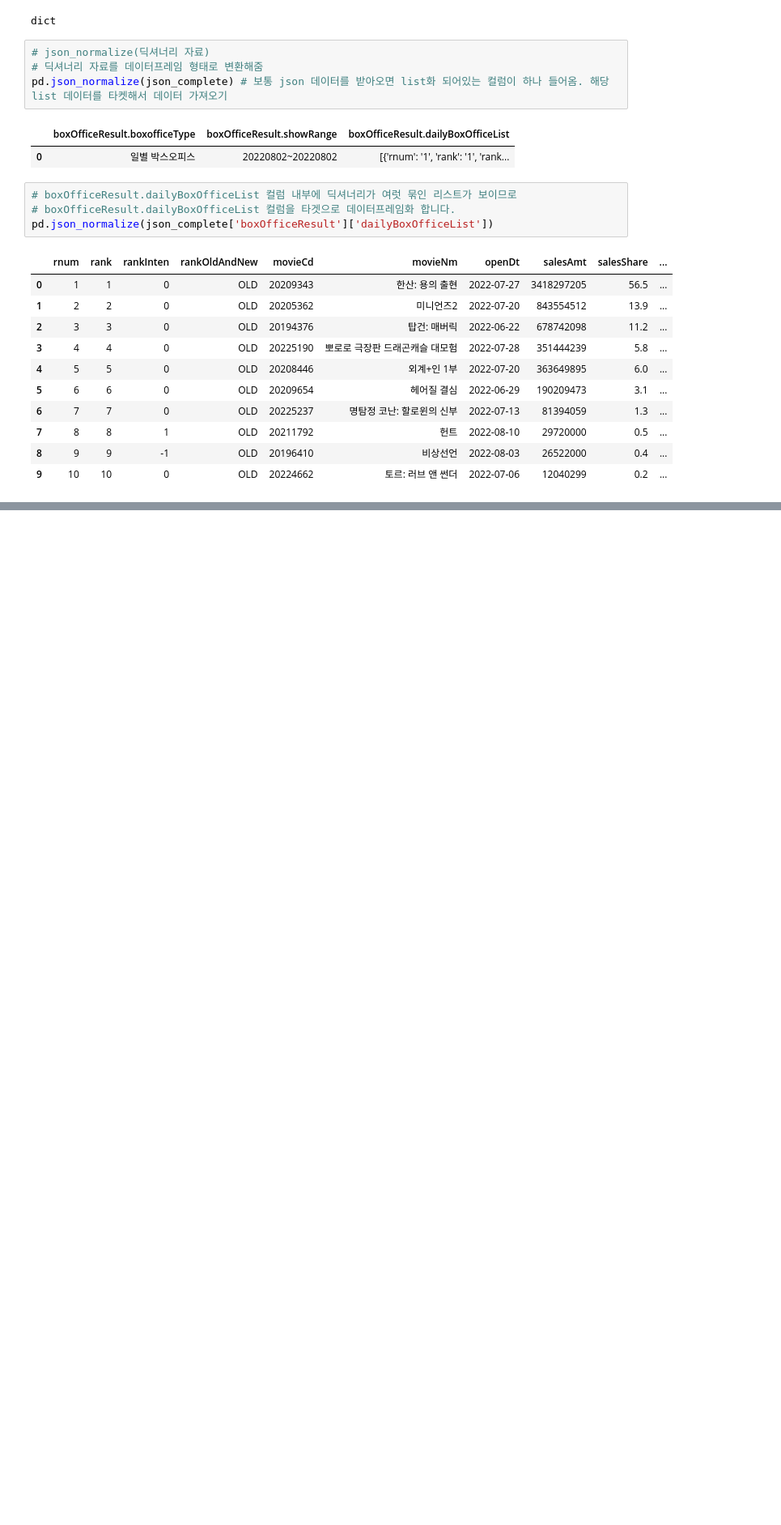
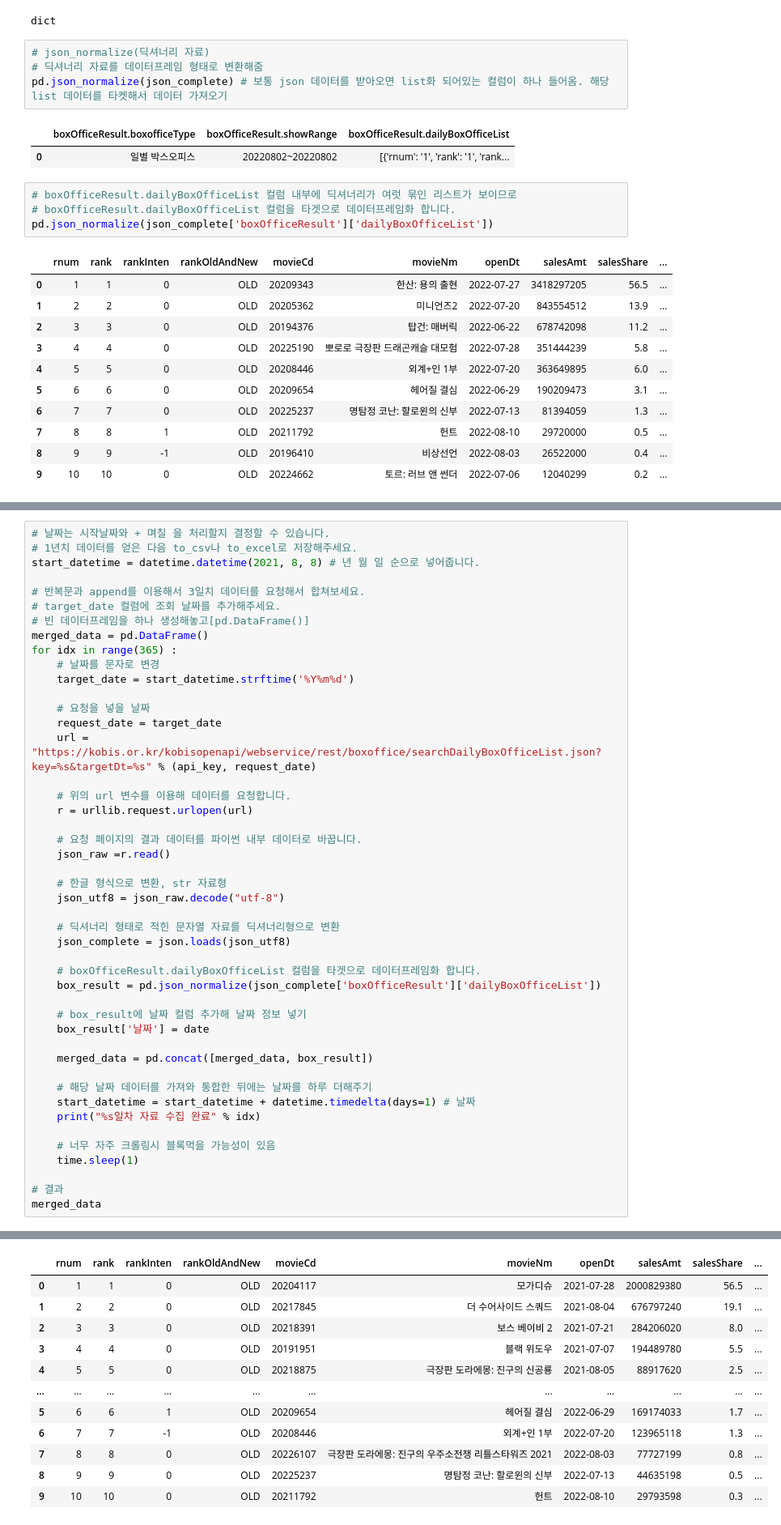
Before and after one commit to limbbbyoung/python_practice, a Jupyter notebook: 데이터 수집 파이프라인/영진위 데이터 크롤링.ipynb, the cells around one changed output, grey strips where cells are left out. Shown: that part at 81% size. Cells and saved outputs as stored; diff of their text form; blank space fills up the shorter version.

```diff
--- a/데이터 수집 파이프라인/영진위 데이터 크롤링.ipynb
+++ b/데이터 수집 파이프라인/영진위 데이터 크롤링.ipynb
@@ -130,0 +284,47 @@ Name: dailyBoxOfficeList, dtype: object
+# %%
+# 날짜는 시작날짜와 + 며칠 을 처리할지 결정할 수 있습니다.
+# 1년치 데이터를 얻은 다음 to_csv나 to_excel로 저장해주세요.
+start_datetime = datetime.datetime(2021, 8, 8) # 년 월 일 순으로 넣어줍니다.
+
+# 반복문과 append를 이용해서 3일치 데이터를 요청해서 합쳐보세요.
+# target_date 컬럼에 조회 날짜를 추가해주세요.
+# 빈 데이터프레임을 하나 생성해놓고[pd.DataFrame()]
+merged_data = pd.DataFrame()
+for idx in range(365) :
+    # 날짜를 문자로 변경
+    target_date = start_datetime.strftime('%Y%m%d')
+
+    # 요청을 넣을 날짜
+    request_date = target_date
+    url = "https://kobis.or.kr/kobisopenapi/webservice/rest/boxoffice/searchDailyBoxOfficeList.json?key=%s&targetDt=%s" % (api_key, request_date)
+
+    # 위의 url 변수를 이용해 데이터를 요청합니다.
+    r = urllib.request.urlopen(url)
+
+    # 요청 페이지의 결과 데이터를 파이썬 내부 데이터로 바꿉니다.
+    json_raw =r.read()
+
+    # 한글 형식으로 변환, str 자료형
+    json_utf8 = json_raw.decode("utf-8")
+
+    # 딕셔너리 형태로 적힌 문자열 자료를 딕셔너리형으로 변환
+    json_complete = json.loads(json_utf8)
+
+    # boxOfficeResult.dailyBoxOfficeList 컬럼을 타겟으로 데이터프레임화 합니다.
+    box_result = pd.json_normalize(json_complete['boxOfficeResult']['dailyBoxOfficeList'])
+
+    # box_result에 날짜 컬럼 추가해 날짜 정보 넣기
+    box_result['날짜'] = date
+
+    merged_data = pd.concat([merged_data, box_result])
+
+    # 해당 날짜 데이터를 가져와 통합한 뒤에는 날짜를 하루 더해주기
+    start_datetime = start_datetime + datetime.timedelta(days=1) # 날짜
+    print("%s일차 자료 수집 완료" % idx)
+
+    # 너무 자주 크롤링시 블록먹을 가능성이 있음
+    time.sleep(1)
+
+# 결과
+merged_data
+# %% [output]
@@ -130,0 +348,12 @@ Name: dailyBoxOfficeList, dtype: object
+|  | rnum | rank | rankInten | rankOldAndNew | movieCd | movieNm | openDt | salesAmt | salesShare | ... |
+| 0 | 1 | 1 | 0 | OLD | 20204117 | 모가디슈 | 2021-07-28 | 2000829380 | 56.5 | ... |
+| 1 | 2 | 2 | 0 | OLD | 20217845 | 더 수어사이드 스쿼드 | 2021-08-04 | 676797240 | 19.1 | ... |
+| 2 | 3 | 3 | 0 | OLD | 20218391 | 보스 베이비 2 | 2021-07-21 | 284206020 | 8.0 | ... |
+| 3 | 4 | 4 | 0 | OLD | 20191951 | 블랙 위도우 | 2021-07-07 | 194489780 | 5.5 | ... |
+| 4 | 5 | 5 | 0 | OLD | 20218875 | 극장판 도라에몽: 진구의 신공룡 | 2021-08-05 | 88917620 | 2.5 | ... |
+| ... | ... | ... | ... | ... | ... | ... | ... | ... | ... | ... |
+| 5 | 6 | 6 | 1 | OLD | 20209654 | 헤어질 결심 | 2022-06-29 | 169174033 | 1.7 | ... |
+| 6 | 7 | 7 | -1 | OLD | 20208446 | 외계+인 1부 | 2022-07-20 | 123965118 | 1.3 | ... |
+| 7 | 8 | 8 | 0 | OLD | 20226107 | 극장판 도라에몽: 진구의 우주소전쟁 리틀스타워즈 2021 | 2022-08-03 | 77727199 | 0.8 | ... |
+| 8 | 9 | 9 | 0 | OLD | 20225237 | 명탐정 코난: 할로윈의 신부 | 2022-07-13 | 44635198 | 0.5 | ... |
+| 9 | 10 | 10 | 0 | OLD | 20211792 | 헌트 | 2022-08-10 | 29793598 | 0.3 | ... |
```
Also changed, not shown: parts of 13 cells of this notebook, 4 other files.
